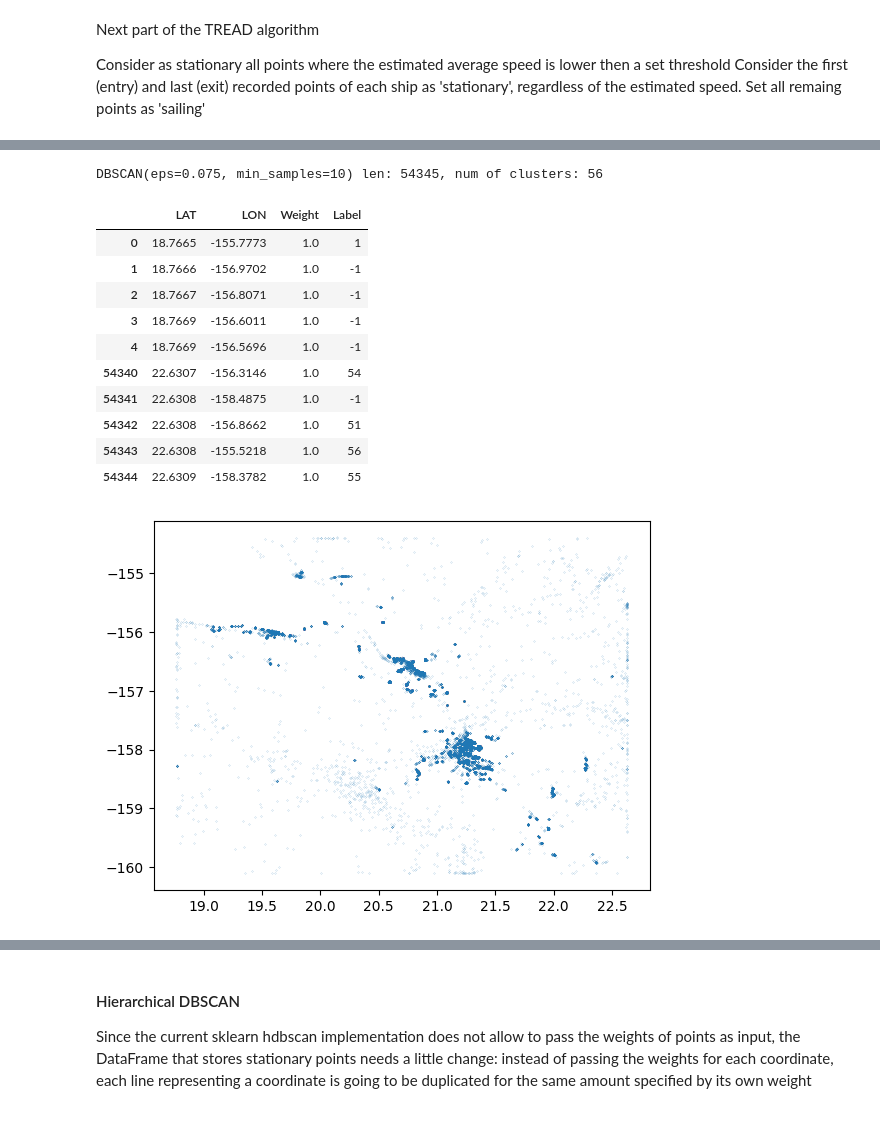
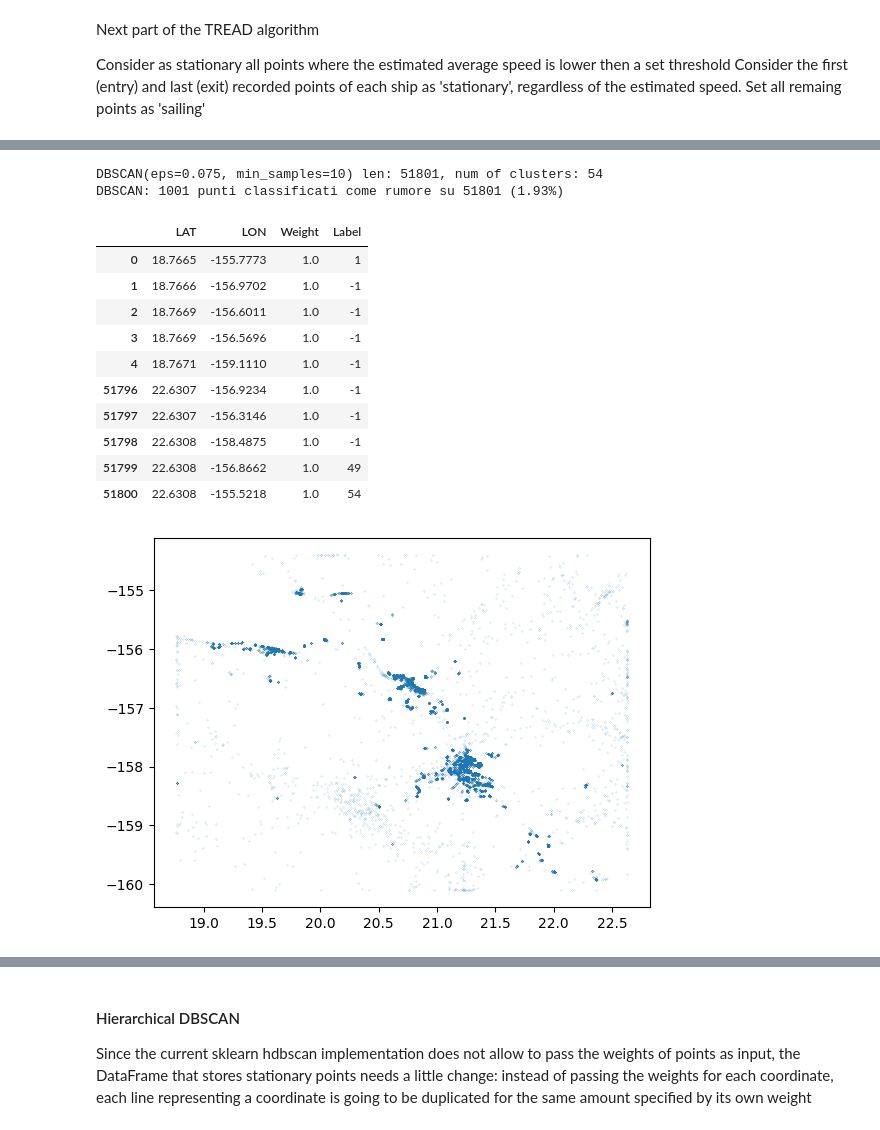
Before and after one commit to Accazeta/AIS_data_analysis, a Jupyter notebook: src/Hawaii/TREAD.ipynb, the cells around one changed output, grey strips where cells are left out. Cells and saved outputs as stored; diff of their text form; code cells hidden in the pictures.

```diff
--- a/src/Hawaii/TREAD.ipynb
+++ b/src/Hawaii/TREAD.ipynb
@@ -23,7 +23,7 @@ import plotly.graph_objects as go
 # %% [markdown]
 Import source csv into a dataframe
 # %%
-FILE_NAME = '2019_01-03.csv'
+FILE_NAME = 'cleaned_2019_01-03.csv'
 clean_df = p.read_csv(c.FOLDER_PATH + FILE_NAME)
 print(f'Dataframe shape: {clean_df.shape}')
 print(clean_df.columns)
@@ -189,7 +190,9 @@ for mmsi in reference_list_of_mmsi:
                                                                     np.where((  pairsOfPointsDF['SOG'] < c.ABSURD_SPEED_THRESHOLD), #if I have to rely on the SOG, check if it is plausible (verosimile)
                                                                                 pairsOfPointsDF['SOG']/c.KNOTS_CONST, # if yes, use the SOG value (converted in m/s)
                                                                                 pairsOfPointsDF['Distance'] / pairsOfPointsDF['DeltaTime'].dt.total_seconds() # if no, calculate it again
-                                                                            )))
+                                                                            ),
+                                                                    index=pairsOfPointsDF.index # same index (starting from 1), otherwise fillna() would misalign the values by one row
+                                                                    ))
 
     # Add a new column for storing the status of the ship (according to TREAD algorithm, see above)
     pairsOfPointsDF['EstimatedStatus'] = p.Series(dtype=p.StringDtype())
@@ -414,37 +439,42 @@ Name: 38040, dtype: float64
 # %%
 # Run DBSCAN algorithm on the grouped stationary points
 
 # this scatter plot gives a rough idea of how the points should look like plotted on a map
 plt.scatter(groupedDF.iloc[:,0], groupedDF.iloc[:,1], s=0.01)
 
 # inizitalize dbscan object with parameters. TODO: test multiple parameters combinations
 dbscan = DBSCAN(eps=0.075, min_samples=10)
 
 estimator = dbscan.fit(
                        X=groupedDF.iloc[:, 0:2],
                        sample_weight=groupedDF['Weight']
                       )
 
 print(str(estimator) + " len: " + str(len(estimator.labels_)) + ", num of clusters: " + str(max(estimator.labels_)))
 
+n_noise_dbscan = (estimator.labels_ == -1).sum()
+print(f"DBSCAN: {n_noise_dbscan} punti classificati come rumore su {len(estimator.labels_)} "
+      f"({n_noise_dbscan/len(estimator.labels_)*100:.2f}%)")
+
 # Add labels to the dataframe
 groupedDF['Label'] = estimator.labels_
 
 display(p.concat([groupedDF.head(5), groupedDF.tail(5)]))
 # %% [output]
-DBSCAN(eps=0.075, min_samples=10) len: 54345, num of clusters: 56
+DBSCAN(eps=0.075, min_samples=10) len: 51801, num of clusters: 54
+DBSCAN: 1001 punti classificati come rumore su 51801 (1.93%)
 |  | LAT | LON | Weight | Label |
 | 0 | 18.7665 | -155.7773 | 1.0 | 1 |
 | 1 | 18.7666 | -156.9702 | 1.0 | -1 |
-| 2 | 18.7667 | -156.8071 | 1.0 | -1 |
-| 3 | 18.7669 | -156.6011 | 1.0 | -1 |
-| 4 | 18.7669 | -156.5696 | 1.0 | -1 |
-| 54340 | 22.6307 | -156.3146 | 1.0 | 54 |
-| 54341 | 22.6308 | -158.4875 | 1.0 | -1 |
-| 54342 | 22.6308 | -156.8662 | 1.0 | 51 |
-| 54343 | 22.6308 | -155.5218 | 1.0 | 56 |
-| 54344 | 22.6309 | -158.3782 | 1.0 | 55 |
+| 2 | 18.7669 | -156.6011 | 1.0 | -1 |
+| 3 | 18.7669 | -156.5696 | 1.0 | -1 |
+| 4 | 18.7671 | -159.1110 | 1.0 | -1 |
+| 51796 | 22.6307 | -156.9234 | 1.0 | -1 |
+| 51797 | 22.6307 | -156.3146 | 1.0 | -1 |
+| 51798 | 22.6308 | -158.4875 | 1.0 | -1 |
+| 51799 | 22.6308 | -156.8662 | 1.0 | 49 |
+| 51800 | 22.6308 | -155.5218 | 1.0 | 54 |
-[figure, old version]
+[figure, new version]
 # %%
 # plot the result of the DBSCAN clustering on a map (to have a look at the effects of the parameters)
 
```
Also changed, not shown: parts of 21 cells of this notebook, 24 other files.
